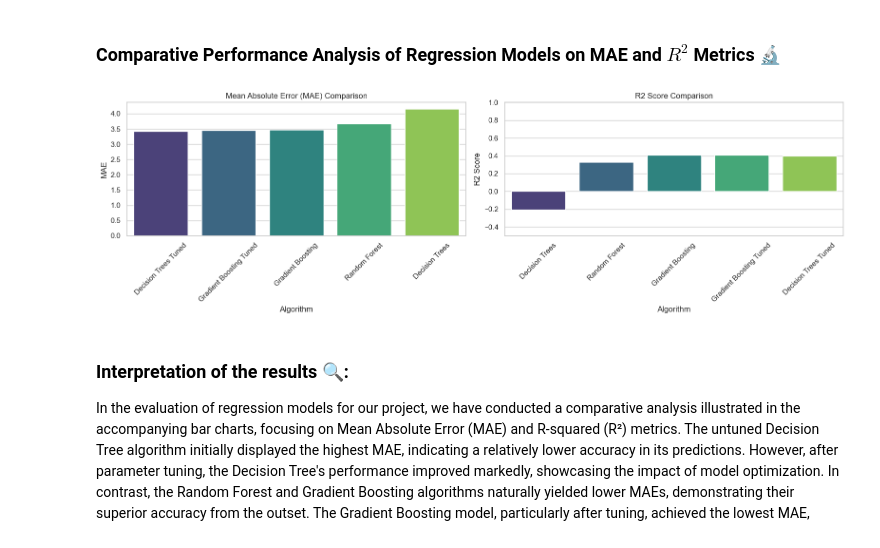
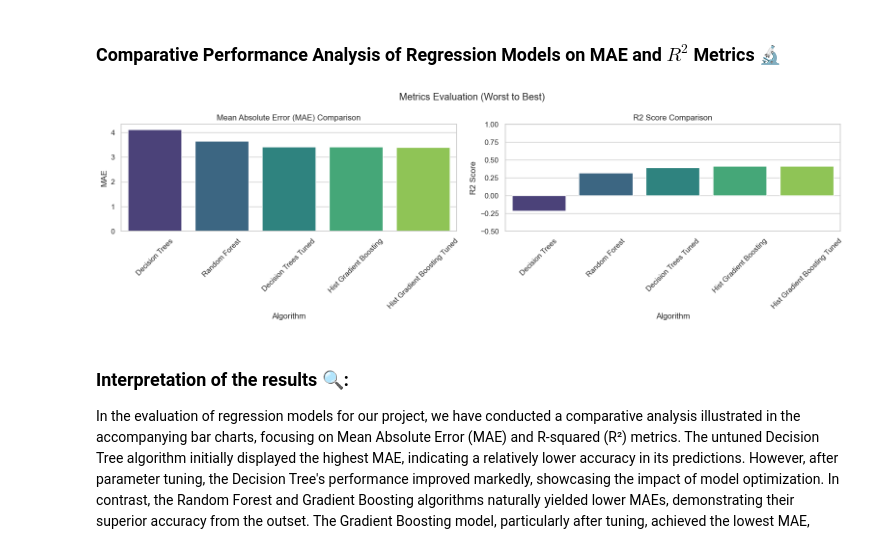
Before and after one commit to Dadd0/AI_MedCare_282401, a Jupyter notebook: main.ipynb, the cells around one changed output. Saved outputs shown, nothing was run; the diff lists cells and outputs as text; code cells hidden in the pictures.

Commit message:
Changed Gradient Boosting to HistGradientBoosting

```diff
--- a/main.ipynb
+++ b/main.ipynb
@@ -1006,0 +977,28 @@ R-squared: 0.411
+# %%
+# Define the parameter grid to search
+param_grid = {
+    'learning_rate': [0.01, 0.05, 0.1, 0.2],
+    'max_iter': [100, 200, 300],
+    'max_depth': [5, 10, 15],
+    'min_samples_leaf': [1, 2, 4],
+    'max_leaf_nodes': [15, 30, 45],
+}
+
+# Use RandomizedSearchCV for hyperparameter tuning
+hist_gb_tuned = RandomizedSearchCV(
+    estimator=hist_gb_model,
+    param_distributions=param_grid,
+    n_iter= 100,  # Adjusting the number of iterations
+    scoring='r2',
+    cv=3,  # Number of cross-validation folds
+    n_jobs=-1,  # Using all available CPU cores
+    random_state=42,
+    verbose = 1
+)
+
+hist_gb_tuned.fit(X_train, y_train)
+print_score(hist_gb_tuned, X_train, y_train, X_test, y_test, train=True)
+print_score(hist_gb_tuned, X_train, y_train, X_test, y_test, train=False)
+
+hist_gb_tuned_mae = mean_absolute_error(y_test, hist_gb_tuned.predict(X_test))
+hist_gb_tuned_r2 = r2_score(y_test, hist_gb_tuned.predict(X_test))
@@ -1018,51 +1028,52 @@ metrics = {
         "Decision Trees",
         "Decision Trees Tuned",
         "Random Forest",
-        "Gradient Boosting",
-        "Gradient Boosting Tuned",
+        "Hist Gradient Boosting",
+        "Hist Gradient Boosting Tuned",
     ],
     "MAE": [
         decision_tree_mae,
         decision_tree_tuned_mae,
         random_forest_mae,
-        gradient_boosting_mae,
-        gradient_boosting_tuned_mae,
+        hist_gradient_boosting_mae,
+        hist_gb_tuned_mae,
     ],
 
     "R2 Score": [
         decision_tree_r2,
         decision_tree_tuned_r2,
         random_forest_r2,
-        gradient_boosting_r2,
-        gradient_boosting_tuned_r2,
+        hist_gradient_boosting_r2,
+        hist_gb_tuned_r2,
     ],
 }
 
 # Converting to DataFrame for easier plotting
 df_metrics = pd.DataFrame(metrics)
 
 # Plotting
 plt.figure(figsize=(16, 5))
+plt.suptitle('Metrics Evaluation (Worst to Best)')
 
 # MAE Bar Plot
 plt.subplot(1, 2, 1)
-sns.barplot(x="Algorithm", y="MAE", data=df_metrics.sort_values(by = 'MAE'), palette="viridis")
+sns.barplot(x="Algorithm", y="MAE", data=df_metrics.sort_values(by = 'MAE', ascending=False), palette="viridis")
 plt.title("Mean Absolute Error (MAE) Comparison")
 plt.xticks(rotation=45)
 plt.ylabel("MAE")
 
 # R2 Score Bar Plot
 plt.subplot(1, 2, 2)
 sns.barplot(x="Algorithm", y="R2 Score", data=df_metrics.sort_values(by = 'MAE', ascending = False), palette = "viridis")
 plt.title("R2 Score Comparison")
 plt.xticks(rotation=45)
 plt.ylim([-0.5, 1])
 plt.ylabel("R2 Score")
 
 plt.tight_layout()
 plt.show()
 # %% [output]
-[figure, old version]
+[figure, new version]
 # %% [markdown]
 ### Interpretation of the results 🔍:
 In the evaluation of regression models for our project, we have conducted a comparative analysis illustrated in the accompanying bar charts, focusing on Mean Absolute Error (MAE) and R-squared (R²) metrics. The untuned Decision Tree algorithm initially displayed the highest MAE, indicating a relatively lower accuracy in its predictions. However, after parameter tuning, the Decision Tree's performance improved markedly, showcasing the impact of model optimization. In contrast, the Random Forest and Gradient Boosting algorithms naturally yielded lower MAEs, demonstrating their superior accuracy from the outset. The Gradient Boosting model, particularly after tuning, achieved the lowest MAE, signifying the highest precision among the models tested.
```
Also changed, not shown: parts of 39 cells of this notebook.
